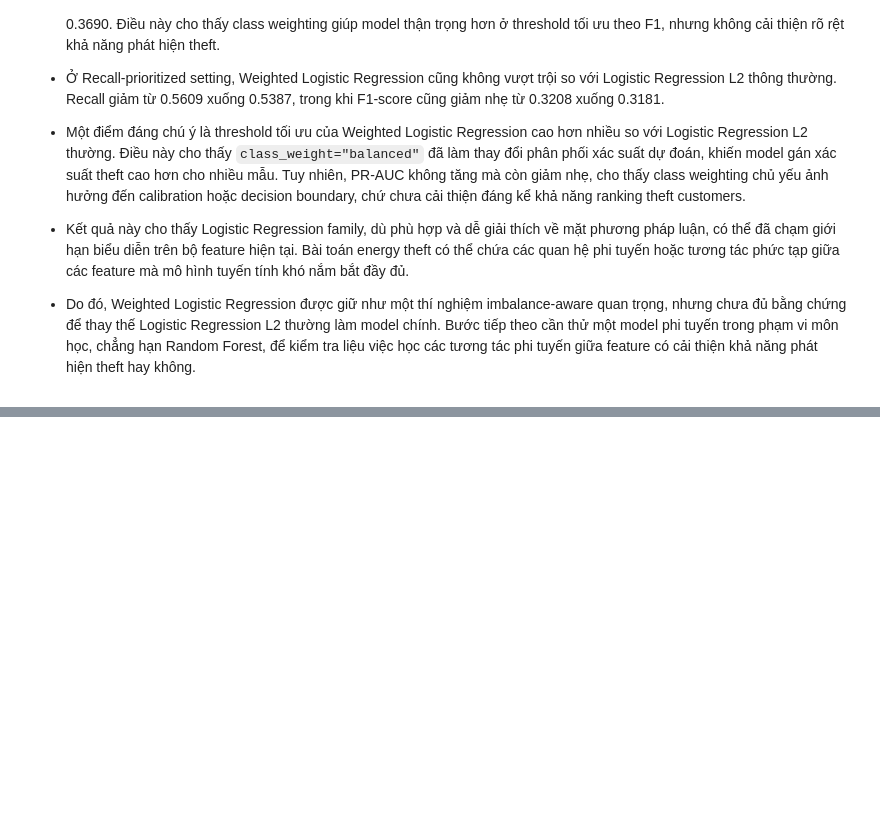
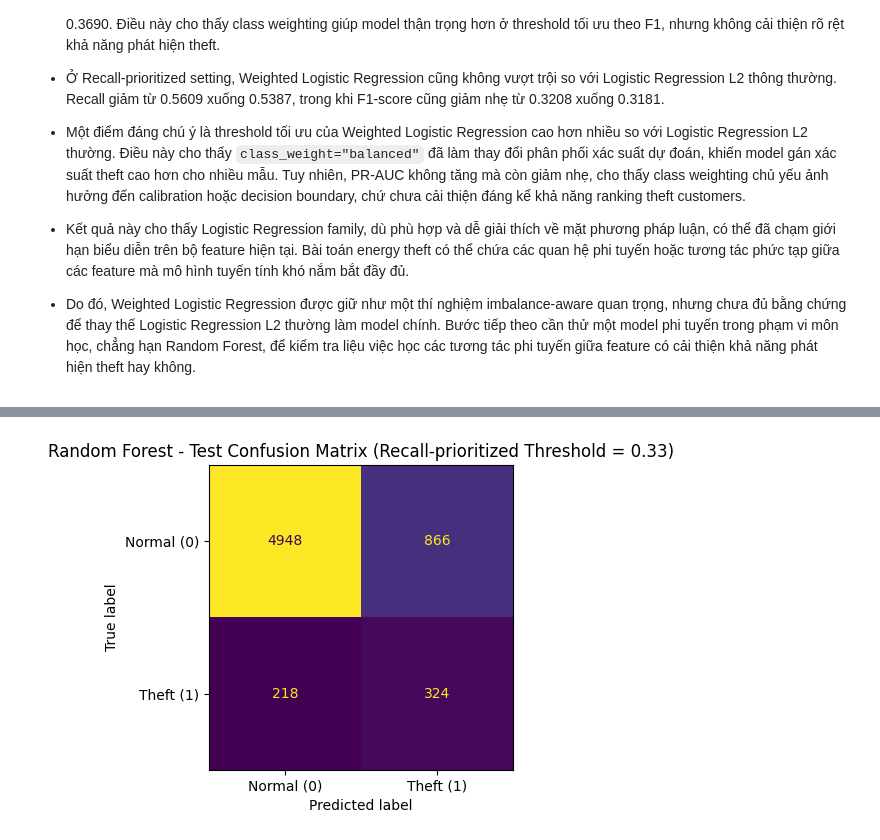
Before and after one commit to longzu-ComputerScience/CS114----ML-Project---Energy-Theft-Detection, a Jupyter notebook: notebooks/model_training_quoc_thai.ipynb, the cells around one changed output, grey strips where cells are left out. Saved outputs shown, nothing was run; the diff lists cells and outputs as text; code cells hidden in the pictures; blank space fills up the shorter version.

```diff
--- a/notebooks/model_training_quoc_thai.ipynb
+++ b/notebooks/model_training_quoc_thai.ipynb
@@ -2962,0 +3511,13 @@ weighted_vs_unweighted_logreg_df
+# %%
+# 17.12. Confusion matrix trên test set với Random Forest Recall-prioritized threshold
+
+rf_test_recall_priority_cm = plot_confusion_matrix_custom(
+    y_true=y_test,
+    y_pred=y_test_pred_rf_recall_priority,
+    title=(
+        "Random Forest - Test Confusion Matrix "
+        f"(Recall-prioritized Threshold = {rf_recall_priority_threshold:.2f})"
+    ),
+)
+# %% [output]
+[figure, added]
```
Also changed, not shown: parts of 13 cells of this notebook.
